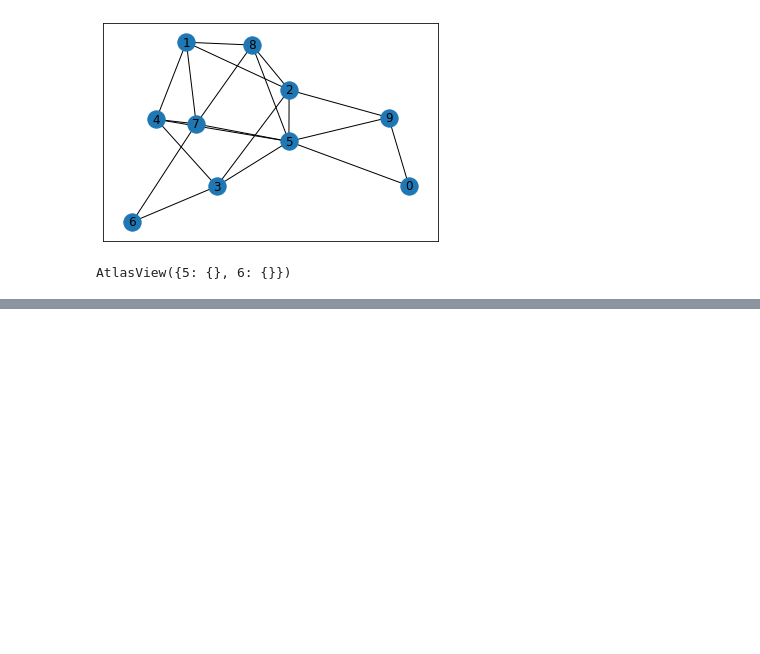
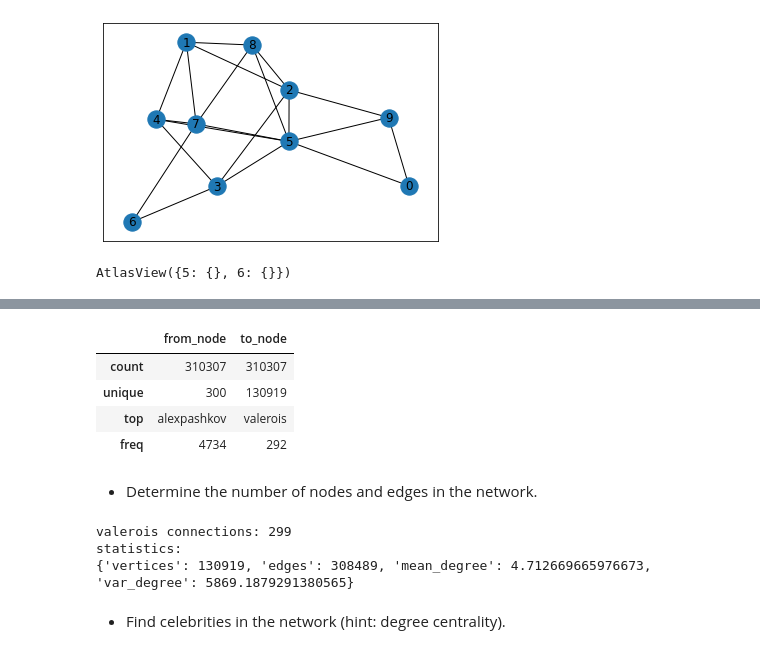
Before and after one commit to rogulforce/DPoCN, a Jupyter notebook: list_3/presentation.ipynb, the cells around one changed output, grey strips where cells are left out. Drawn from its saved outputs; the diff is of its cells as text; code cells hidden in the pictures; blank space fills up the shorter version.

Commit message:
2. done without degree distribution plot

```diff
--- a/list_3/presentation.ipynb
+++ b/list_3/presentation.ipynb
@@ -50,0 +78,8 @@ AtlasView({5: {}, 6: {}})
+# %%
+network_df.describe()
+# %% [output]
+|  | from_node | to_node |
+| count | 310307 | 310307 |
+| unique | 300 | 130919 |
+| top | alexpashkov | valerois |
+| freq | 4734 | 292 |
@@ -50,0 +88,11 @@ AtlasView({5: {}, 6: {}})
+# %% [markdown]
+* Determine the number of nodes and edges in the network.
+# %%
+print(f'valerois connections: {len(network["valerois"])}')
+print(f'statistics:\n{show_statistics(network)}')
+# %% [output]
+valerois connections: 299
+statistics:
+{'vertices': 130919, 'edges': 308489, 'mean_degree': 4.712669665976673, 'var_degree': 5869.1879291380565}
+# %% [markdown]
+* Find celebrities in the network (hint: degree centrality).
```
Also changed, not shown: parts of 11 cells of this notebook, 4 other files.
